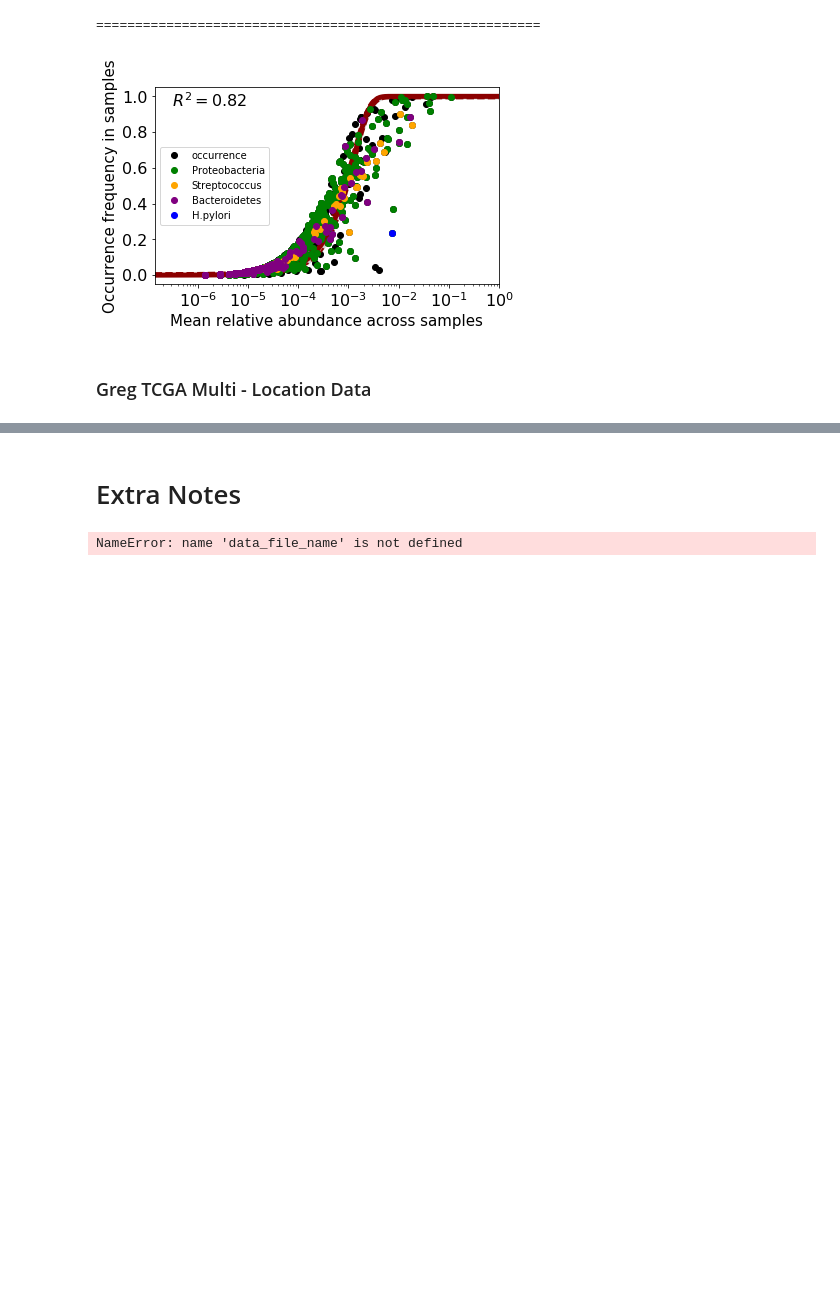
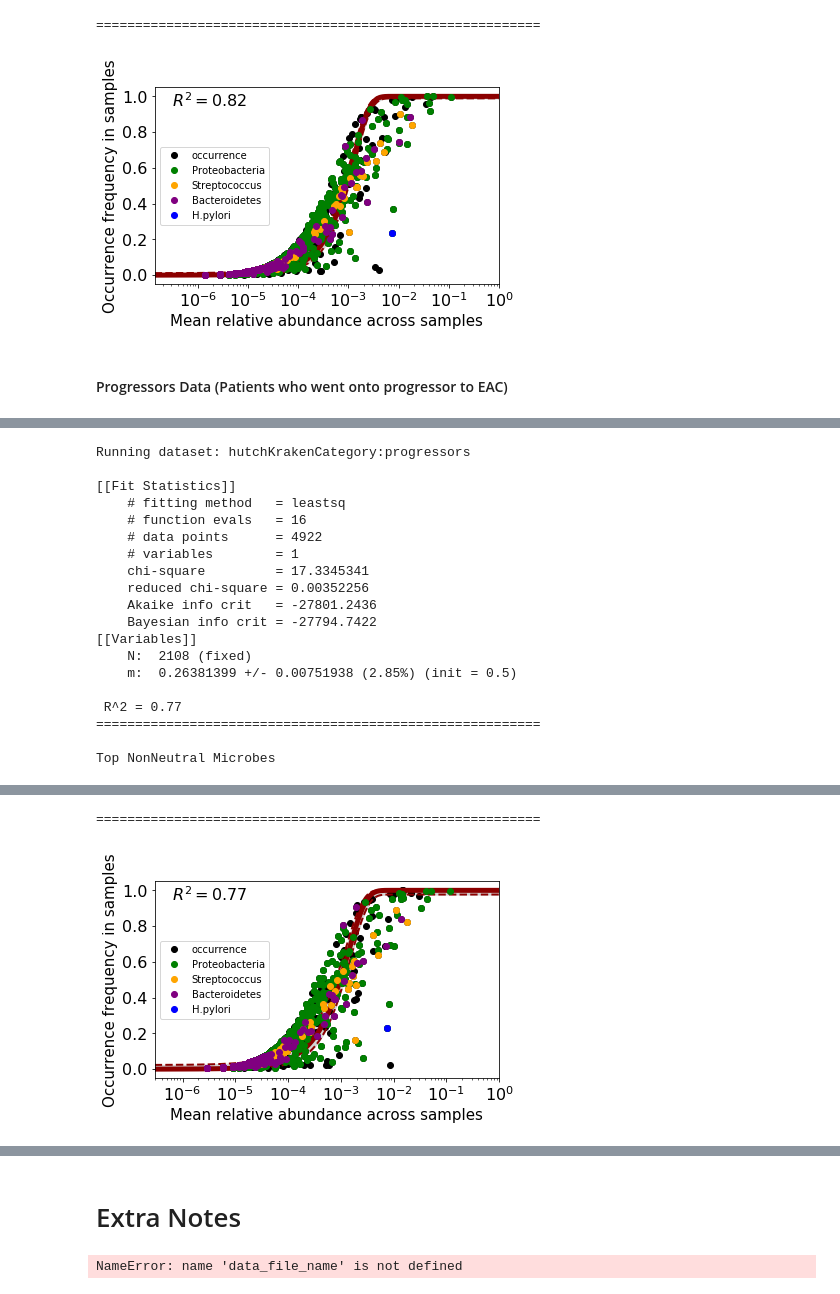
Before and after one commit to cguccione/NeutralEvolutionModeling, a Jupyter notebook: scripts/NeuFit_Pipeline.ipynb, the cells around one changed output, grey strips where cells are left out. Drawn from its saved outputs; the diff is of its cells as text; code cells hidden in the pictures; blank space fills up the shorter version.

```diff
--- a/scripts/NeuFit_Pipeline.ipynb
+++ b/scripts/NeuFit_Pipeline.ipynb
@@ -331,6 +347,17 @@ def biom2data_tax(datasetName, biomFilename, finalFilename):
     #Make filename and import data
     fullFilename = datasetName + '/' + biomFilename
     featureTable = load_table(fullFilename) #https://biom-format.org/documentation/generated/biom.load_table.html
+
+
+
+    #Create file_header which holds the path / location for all _data and _csv outputs for this data
+    file_header = str(neufit_output_path) + "/" + str(dataset_type) + '/' + str(output_filename) + '/' + str(output_filename) + '_' + str(date) + "_" + str(h)
+
+    #Creates directory for all Neufit Outputs if it doesn't already exist
+    dir_name = str(neufit_output_path) + "/" + str(dataset_type) + '/' + str(output_filename)
+    os.makedirs(dir_name, exist_ok=True)
+
+
 
     #Create _data.csv
     pandas_featureTable = pd.DataFrame(featureTable.matrix_data.toarray(), featureTable.ids('observation'), featureTable.ids())
@@ -378,7 +462,8 @@ def non_neutral_outliers(file_header, occurr_freqs, non_save, threshold = 0.5):
     for i,j in occurr_freqs.iterrows():
         diff = abs(j['occurrence'] - j['predicted_occurrence'])
         if diff > threshold:
-            standoutMicrobes.loc[row_count] = [diff, j['Kingdom'], j['Phylum'], j['Class'], j['Order'], j['Family'], j['Genus'], j['Species']]
+            #standoutMicrobes.loc[row_count] = [diff, j['Kingdom'], j['Phylum'], j['Class'], j['Order'], j['Family'], j['Genus'], j['Species']]
+            standoutMicrobes.loc[row_count] = [diff, j['Domain'], j['Phylum'], j['Class'], j['Order'], j['Family'], j['Genus'], j['Species']]
             row_count +=1
     standoutMicrobes = standoutMicrobes.sort_values(by =['Difference off Neutral Model'], ascending=False)
 
@@ -503,8 +588,23 @@ def Neufit_Pipeline_Main(output_filename, dataset_type, custom_filename, norm_gr
     #Convert data from biom to csv files for Neufit
     if dataset_type == 'hutchKraken':
         fnData, fnTaxonomy = biom2data_tax(hutchKrakenAlex_biom, custom_filename, output_filename)
-    elif dataset_type == 'gregTCGA':
-        print()
+    elif dataset_type == 'TCGA_WGS':
+        #Determine which biom file for the run
+        if output_filename == 'normal':
+            biomFilename ='116640_feature-table-TCGA-WGS-STN-ESCA-HNSC.biom'
+        elif output_filename == 'cancer':
+            biomFilename ='116639_feature-table-TCGA-WGS-PT-ESCA-HNSC.biom'
+
+        #Turn biome file into _data and _tax files
+        fnD_hn, fnD_e, fnT_hn, fnT_e = biom_addMetaTax_customTCGAehn(tcgaEhnWGSgreg_, biomFilename, output_filename)
+
+        #Choose the correct _data file, esoph or head and neck
+        if custom_filename == 'e':
+            fnData = fnD_e
+            fnTaxonomy = fnT_e
+        elif custom_filename == 'hn':
+            fnData = fnD_hn
+            fnTaxonomy = fnT_hn
 
     #Run Neufit
     occurr_freqs, n_reads, n_samples, r_square, beta_fit, file_header = main_neufit(output_filename, dataset_type, fnData, fnTaxonomy, full_non_neutral)
@@ -598,5 +698,3 @@ Top NonNeutral Microbes
 | 0 | 0.580051 | k__Bacteria | p__Proteobacteria | c__Gammaproteobacteria | o__Pseudomonadales | f__Pseudomonadaceae | g__Pseudomonas | s__sp. J380 |
 =========================================================
 [figure]
-# %% [markdown]
-### Greg TCGA Multi - Location Data
@@ -606,0 +701,15 @@ print(biom2data_tax(TCGA_HNEC_EAC_WGS_Greg, '116640_feature-table-TCGA-WGS-STN-E
+# %% [markdown]
+#### Progressors Data (Patients who went onto progressor to EAC)
+# %%
+'''Choose True or False for the following parameters:
+               norm_graph : True/False : Prints and saves the neutral evolution graph without any coloring
+               colored_graph : True/False : Prints and saves the neutral evolution graph without any coloring
+               non_neutral : True/False : Prints and saves the most non-neutral microbes in csv file
+'''
+norm_graph = True
+colored_graph = True
+non_neutral = True
+
+#Run with all possible output files
+Neufit_Pipeline_Main('progressors', 'hutchKraken', 'P_biome', norm_graph, colored_graph, non_neutral, full_non_neutral = True)
+# %% [output]
@@ -606,0 +717,19 @@ print(biom2data_tax(TCGA_HNEC_EAC_WGS_Greg, '116640_feature-table-TCGA-WGS-STN-E
+Running dataset: hutchKrakenCategory:progressors
+
+[[Fit Statistics]]
+    # fitting method   = leastsq
+    # function evals   = 16
+    # data points      = 4922
+    # variables        = 1
+    chi-square         = 17.3345341
+    reduced chi-square = 0.00352256
+    Akaike info crit   = -27801.2436
+    Bayesian info crit = -27794.7422
+[[Variables]]
+    N:  2108 (fixed)
+    m:  0.26381399 +/- 0.00751938 (2.85%) (init = 0.5)
+
+ R^2 = 0.77
+=========================================================
+
+Top NonNeutral Microbes
@@ -606,0 +743,2 @@ print(biom2data_tax(TCGA_HNEC_EAC_WGS_Greg, '116640_feature-table-TCGA-WGS-STN-E
+=========================================================
+[figure, added]
```
Also changed, not shown: parts of 21 cells of this notebook.
